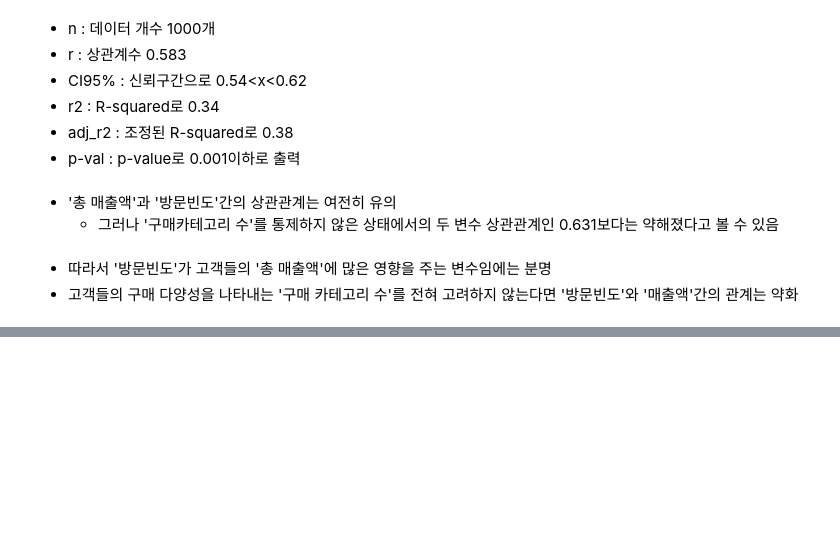
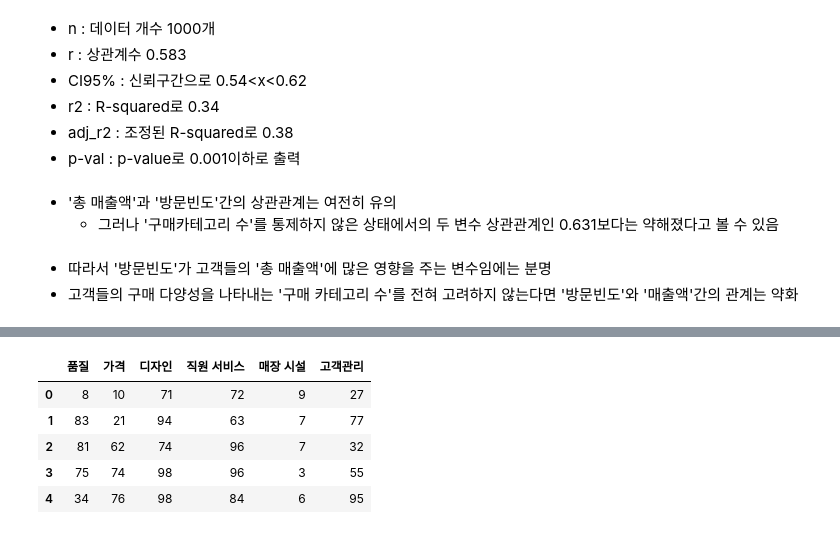
Before and after one commit to OH1107/self_study, a Jupyter notebook: training/chapter07/7장_상관관계_분석.ipynb, the cells around one changed output, grey strips where cells are left out. Drawn from its saved outputs; the diff is of its cells as text; code cells hidden in the pictures; blank space fills up the shorter version.

```diff
--- a/training/chapter07/7장_상관관계_분석.ipynb
+++ b/training/chapter07/7장_상관관계_분석.ipynb
@@ -118,0 +196,17 @@ partial_corr(data=df1, x='총_매출액', y='방문빈도', covar='구매_카테
+# %%
+# 모듈 및 데이터 탑재
+import numpy as np
+from sklearn.cross_decomposition import CCA
+from scipy import stats
+
+df=pd.read_csv('/content/drive/My Drive/Colab Notebooks/statistics/data/CCA.csv', sep=',',encoding='cp949')
+U = df[['품질','가격','디자인']]
+V = df[['직원 서비스','매장 시설','고객관리']]
+df.head()
+# %% [output]
+|  | 품질 | 가격 | 디자인 | 직원 서비스 | 매장 시설 | 고객관리 |
+| 0 | 8 | 10 | 71 | 72 | 9 | 27 |
+| 1 | 83 | 21 | 94 | 63 | 7 | 77 |
+| 2 | 81 | 62 | 74 | 96 | 7 | 32 |
+| 3 | 75 | 74 | 98 | 96 | 3 | 55 |
+| 4 | 34 | 76 | 98 | 84 | 6 | 95 |
```
Also changed, not shown: parts of 19 cells of this notebook.
